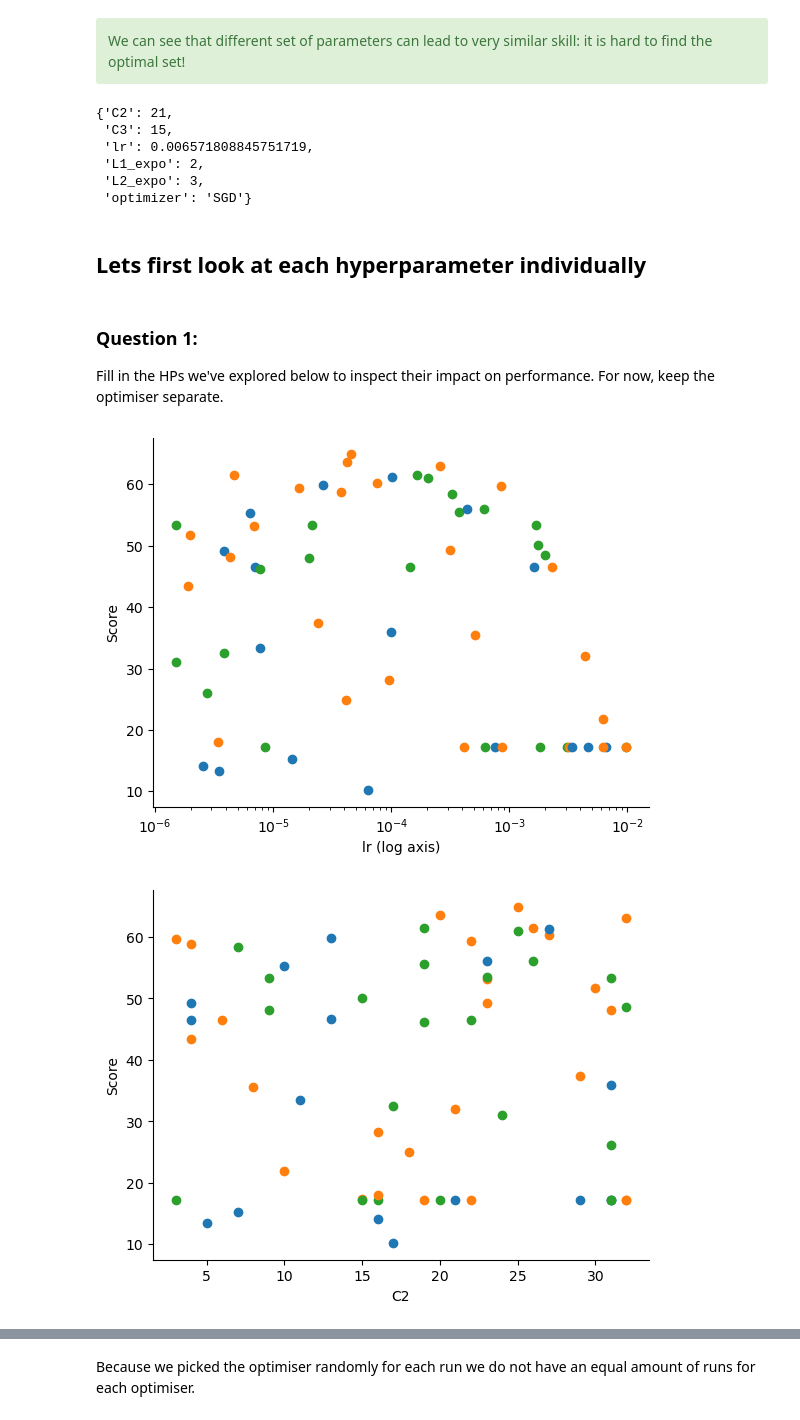
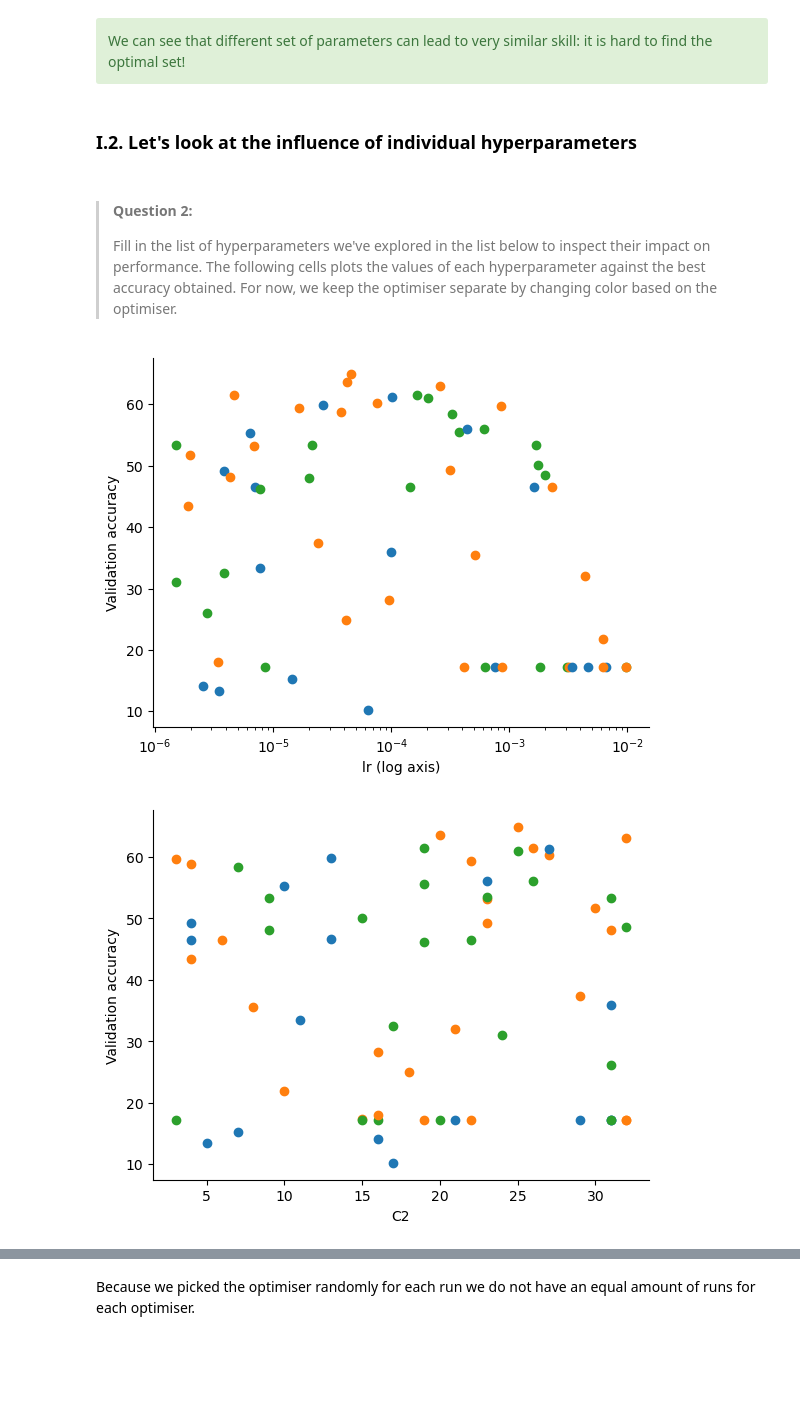
Before and after one commit to rguilcas/BCCR-ML-course, a Jupyter notebook: lecture_exercises/solutions/D4-01_HPO-example.ipynb, the cells around one changed output, grey strips where cells are left out. Drawn from its saved outputs; the diff is of its cells as text; code cells hidden in the pictures; blank space fills up the shorter version.

```diff
--- a/lecture_exercises/solutions/D4-01_HPO-example.ipynb
+++ b/lecture_exercises/solutions/D4-01_HPO-example.ipynb
@@ -42,6 +42,7 @@ Here, we load the scores of 64 different iterations of the neural network traini
 # First we load in the validation accuracy for the runs over successive epochs
 score_df = pd.read_csv(DATA_IN_PATH+'/hpo-sweeps/pandas-8-score_df.csv', index_col=0).T.reset_index(drop=True)
 score_df.index = score_df.index.rename('epoch')
+score_df = score_df.T
 
 score_df
 # %% [output]
@@ -83,7 +78,7 @@ We will now look at the sets of hyperparameters that lead to the best accuracy r
 To do this, we start by loading the configuration of each run that gives us the hyperparameters that were used. We then explore how they influence the best accuracy obtained for each run.
 # %%
 df_hyperparams = pd.read_json(DATA_IN_PATH+'/hpo-sweeps/pandas-8-config_dict.json').T
-best_accuracy_per_run = score_df.max()
+best_accuracy_per_run = score_df.max(axis=1)
 df_hyperparams['best_accuracy'] = best_accuracy_per_run
 
 df_hyperparams
@@ -133,12 +128,3 @@ top_5_runs
 <div class="alert alert-block alert-success">
      We can see that different set of parameters can lead to very similar skill: it is hard to find the optimal set!
 </div>
-# %%
-config_dict['vqysm9hn']
-# %% [output]
-{'C2': 21,
- 'C3': 15,
- 'lr': 0.006571808845751719,
- 'L1_expo': 2,
- 'L2_expo': 3,
- 'optimizer': 'SGD'}
@@ -150,23 +131,23 @@ col_dict = {'SGD': 'C0',
 # %% [markdown]
-## Lets first look at each hyperparameter individually
+### **I.2. Let's look at the influence of individual hyperparameters**
 # %% [markdown]
-### Question 1:
-Fill in the HPs we've explored below to inspect their impact on performance. For now, keep the optimiser separate.
+> #### **Question 2**:
+> Fill in the list of hyperparameters we've explored in the list below to inspect their impact on performance. The following cells plots the values of each hyperparameter against the best accuracy obtained. For now, we keep the optimiser separate by changing color based on the optimiser.
 # %%
 col_dict = {'SGD': 'C0',
            'Adam': 'C1',
            'AdamW': 'C2'}
 
 for HP in ['lr', 'C2', 'C3', 'L1_expo', 'L2_expo']:
     fig, ax = plt.subplots()
-    for run_id in config_dict.keys():
-        ax.scatter(config_dict[run_id][HP],
-                    max_score_df[max_score_df.index == run_id],
-                   color=col_dict[config_dict[run_id]['optimizer']])
+    for run_id in df_hyperparams.index:
+        ax.scatter(df_hyperparams.loc[run_id, HP],
+                   df_hyperparams.loc[run_id, 'best_accuracy'],
+                   color=col_dict[df_hyperparams.loc[run_id, 'optimizer']])
     decorate_plot(ax, HP, score_label)
     if HP == 'lr':
         plt.xscale('log')
         ax.set_xlabel(HP + ' (log axis)')
 # %% [output]
-[figure, old version]
+[figure, new version]
-[figure, old version]
+[figure, new version]
```
Also changed, not shown: parts of 13 cells of this notebook, 1 other file.
